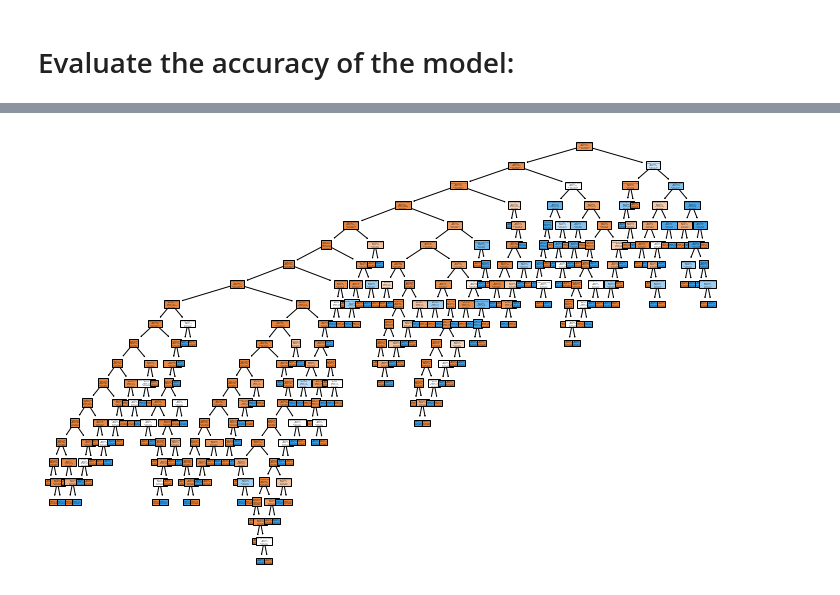
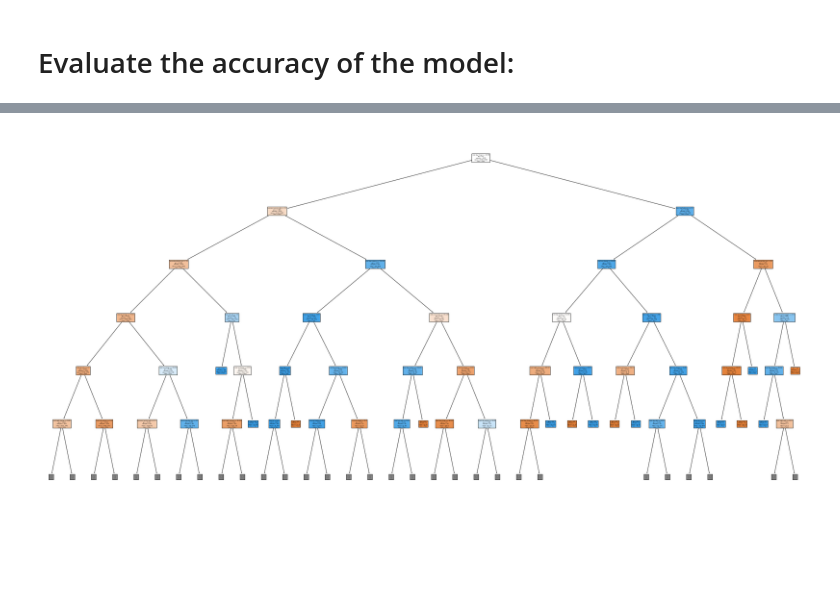
Before and after one commit to SeanE09/FPandA_Churn_Model, a Jupyter notebook: Dec Tree File.ipynb, the cells around one changed output, grey strips where cells are left out. Saved outputs shown, nothing was run; the diff lists cells and outputs as text; code cells hidden in the pictures; blank space fills up the shorter version.

```diff
--- a/Dec Tree File.ipynb
+++ b/Dec Tree File.ipynb
@@ -57,4 +66,4 @@ y = data['churn']  # Target variable
 # %%
 X_encoded = pd.get_dummies(X, columns=['state', 'international plan', 'voice mail plan'])
 # %%
-X_encoded = X_encoded.drop(columns='phone number')
+X_encoded = X_encoded.drop(columns=['phone number', 'area code', 'international plan_no', 'voice mail plan_no'])
@@ -99,6 +134,6 @@ Accuracy: 0.9325337331334332
 # %%
-plt.figure(figsize=(12, 8))
-plot_tree(model, feature_names=X_encoded.columns, class_names=['False', 'True'], filled=True)
+plt.figure(figsize=(40, 20))
+plot_tree(model, max_depth=5, feature_names=X_encoded.columns, class_names=['False', 'True'], filled=True)
 plt.show()
 # %% [output]
-[figure, old version]
+[figure, new version]
```
Also changed, not shown: parts of 30 cells of this notebook, 4 other files.
